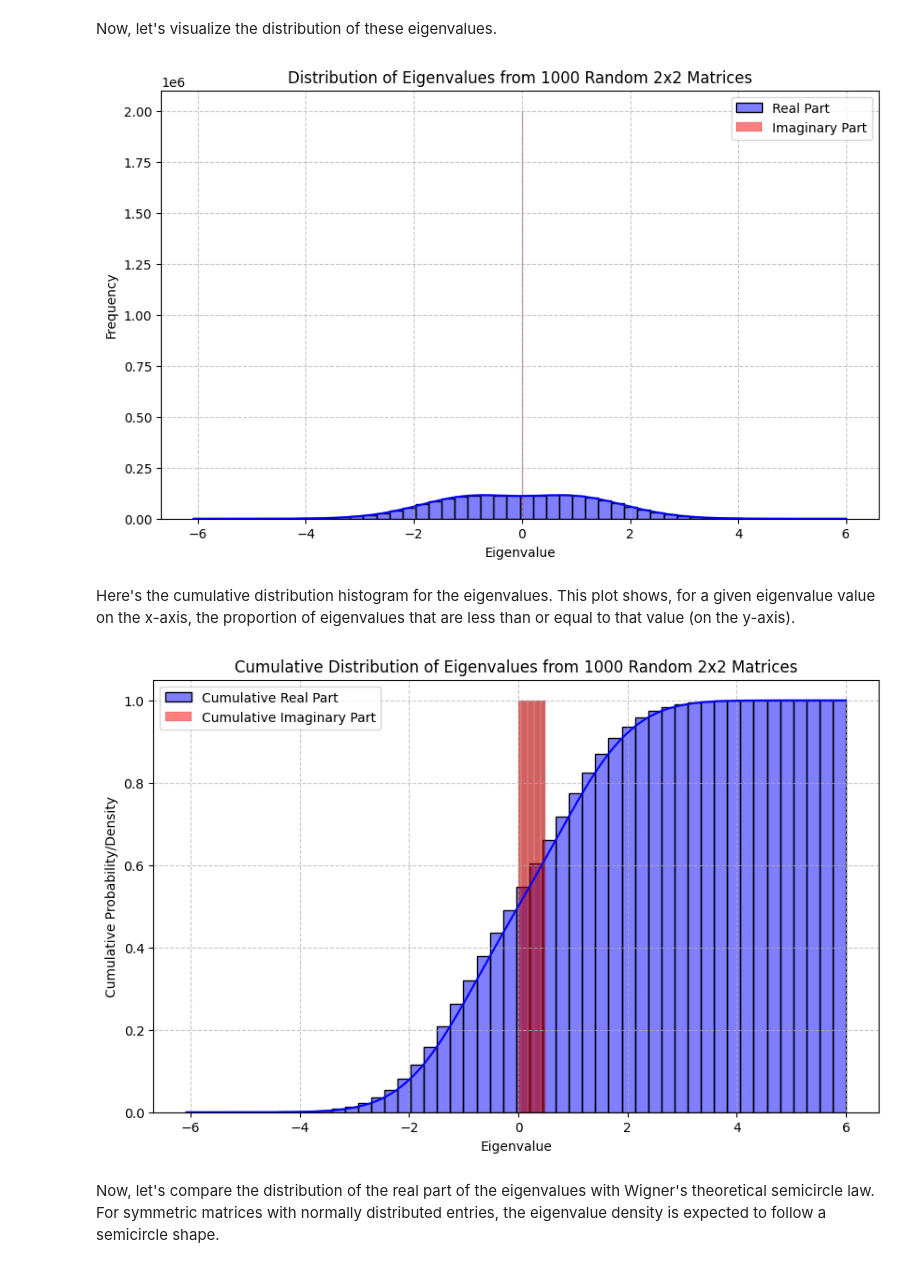
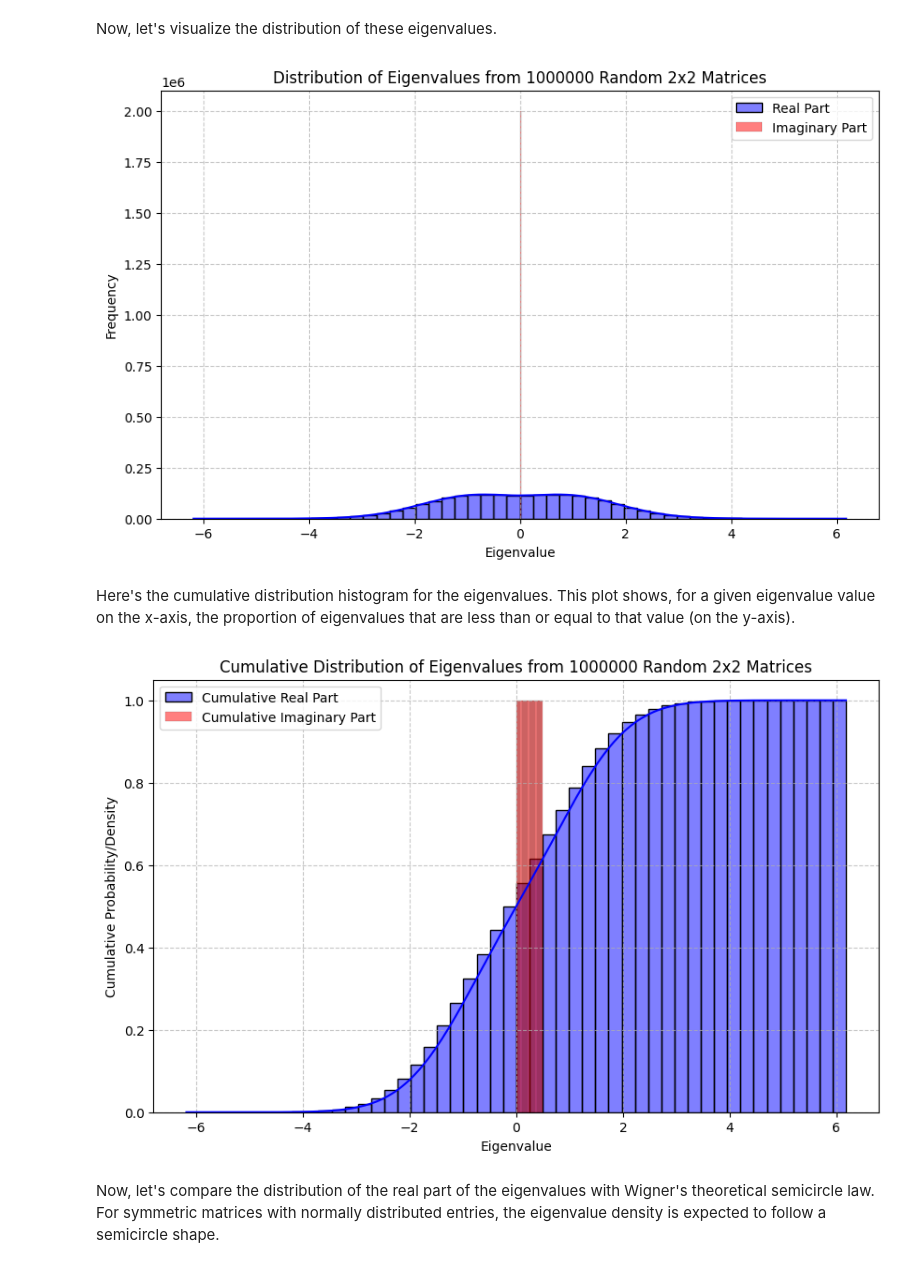
Before and after one commit to dimitrisx94/random-matrices-wigner-law-, a Jupyter notebook: test1.ipynb, the cells around one changed output. Cells and saved outputs as stored; diff of their text form; code cells hidden in the pictures.

```diff
--- a/test1.ipynb
+++ b/test1.ipynb
@@ -97,29 +96,29 @@ Now, let's visualize the distribution of these eigenvalues.
 plt.figure(figsize=(10, 6))
 sns.histplot(all_eigenvalues.real, bins=50, kde=True, color='blue', label='Real Part')
 sns.histplot(all_eigenvalues.imag, bins=50, kde=True, color='red', label='Imaginary Part')
-plt.title('Distribution of Eigenvalues from 1000 Random 2x2 Matrices')
+plt.title('Distribution of Eigenvalues from 1000000 Random 2x2 Matrices')
 plt.xlabel('Eigenvalue')
 plt.ylabel('Frequency')
 plt.legend()
 plt.grid(True, linestyle='--', alpha=0.7)
 plt.show()
 # %% [output]
-[figure, old version]
+[figure, new version]
 # %% [markdown]
 Here's the cumulative distribution histogram for the eigenvalues. This plot shows, for a given eigenvalue value on the x-axis, the proportion of eigenvalues that are less than or equal to that value (on the y-axis).
 # %%
 # Create a cumulative histogram to visualize the distribution of eigenvalues
 plt.figure(figsize=(10, 6))
 sns.histplot(all_eigenvalues.real, bins=50, kde=True, cumulative=True, color='blue', label='Cumulative Real Part', stat='density')
 sns.histplot(all_eigenvalues.imag, bins=50, kde=True, cumulative=True, color='red', label='Cumulative Imaginary Part', stat='density')
-plt.title('Cumulative Distribution of Eigenvalues from 1000 Random 2x2 Matrices')
+plt.title('Cumulative Distribution of Eigenvalues from 1000000 Random 2x2 Matrices')
 plt.xlabel('Eigenvalue')
 plt.ylabel('Cumulative Probability/Density')
 plt.legend()
 plt.grid(True, linestyle='--', alpha=0.7)
 plt.show()
 # %% [output]
-[figure, old version]
+[figure, new version]
 # %% [markdown]
 Now, let's compare the distribution of the real part of the eigenvalues with Wigner's theoretical semicircle law. For symmetric matrices with normally distributed entries, the eigenvalue density is expected to follow a semicircle shape.
 # %%
```
Also changed, not shown: parts of 4 cells of this notebook, 1 other file.
